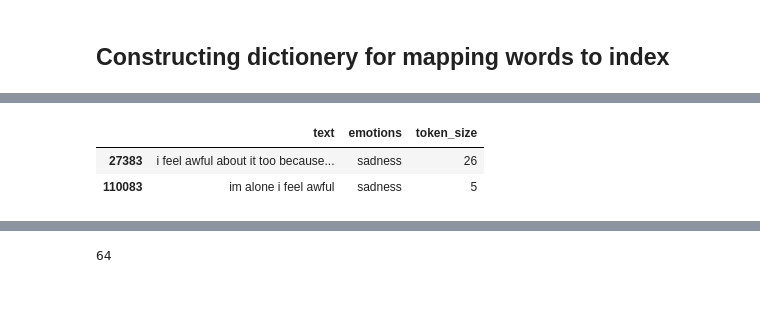
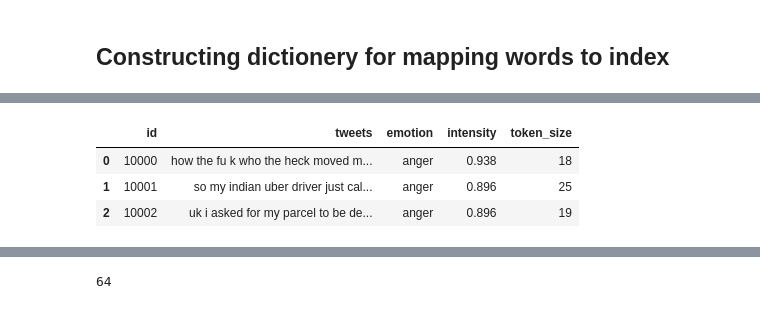
Before and after one commit to souravs17031999/Projects-kaggle-problems-60daysofudacity, a Jupyter notebook: NLPproject_emotion_recognition.ipynb, the cells around one changed output, grey strips where cells are left out. Drawn from its saved outputs; the diff is of its cells as text; code cells hidden in the pictures.

```diff
--- a/NLPproject_emotion_recognition.ipynb
+++ b/NLPproject_emotion_recognition.ipynb
@@ -68,7 +68,7 @@ Enter your authorization code:
 Mounted at /content/drive
 # %%
 # load data
-text_data = load_from_pickle(directory="/content/drive/My Drive/merged_training.pkl")
-text_data.emotions.value_counts().plot.bar()
+text_data = load_from_pickle(directory="/content/drive/My Drive/train.pkl")
+text_data.emotion.value_counts().plot.bar()
 # %% [output]
 <matplotlib.axes._subplots.AxesSubplot at 0x...>
@@ -100,6 +104,6 @@ True
 # %% [markdown]
 ## Data preprocessing
 # %%
-text_data["token_size"] = text_data["text"].apply(lambda x: len(x.split(' ')))
+text_data["token_size"] = text_data["tweets"].apply(lambda x: len(x.split(' ')))
 text_data = text_data.loc[text_data['token_size'] < 70].copy()
 # %%
@@ -232,6 +226,7 @@ array([[0, 0, 0, 0, 1, 0],
 # %%
-text_data[0:2]
+text_data[0:3]
 # %% [output]
-|  | text | emotions | token_size |
-| 27383 | i feel awful about it too because... | sadness | 26 |
-| 110083 | im alone i feel awful | sadness | 5 |
+|  | id | tweets | emotion | intensity | token_size |
+| 0 | 10000 | how the fu k who the heck moved m... | anger | 0.938 | 18 |
+| 1 | 10001 | so my indian uber driver just cal... | anger | 0.896 | 25 |
+| 2 | 10002 | uk i asked for my parcel to be de... | anger | 0.896 | 19 |
```
Also changed, not shown: parts of 21 cells of this notebook.
